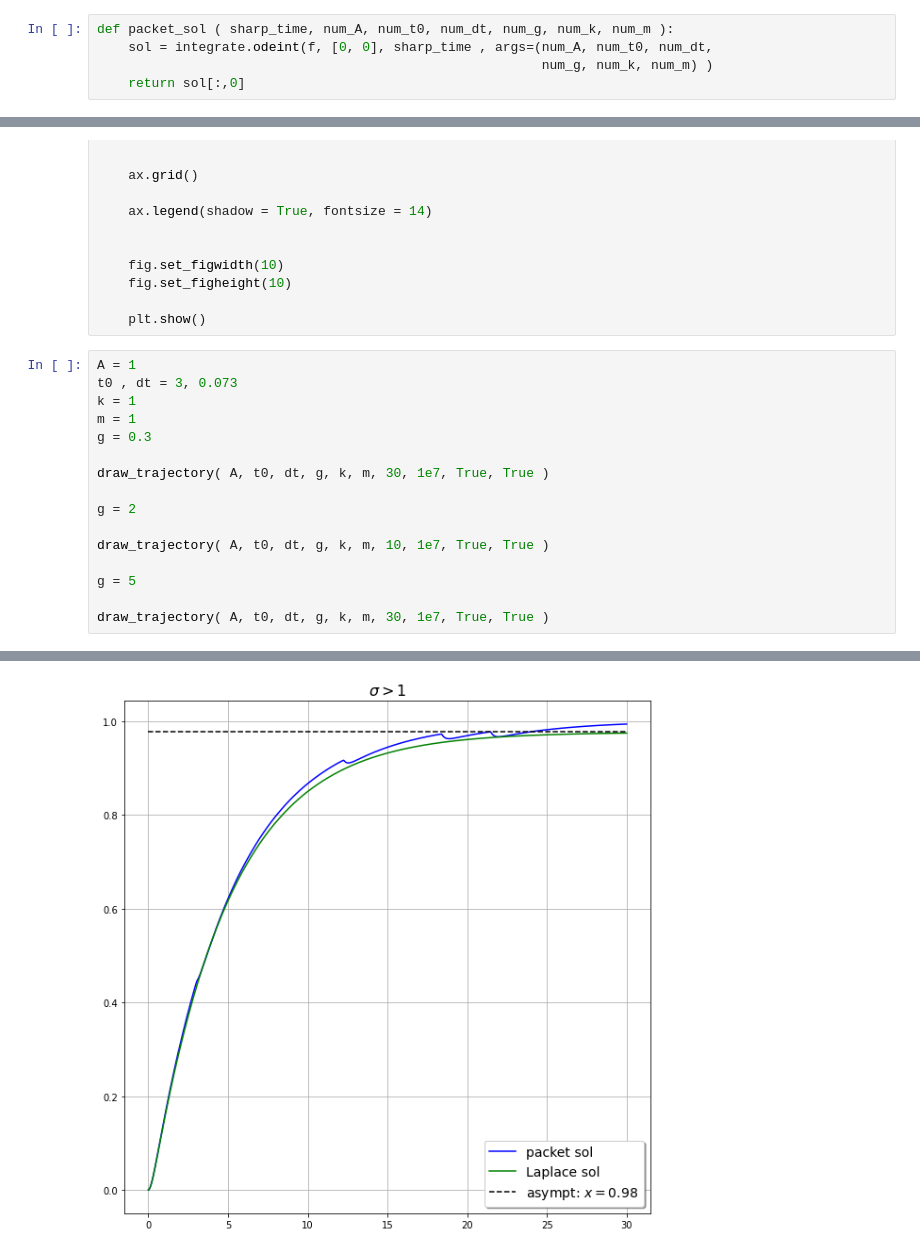
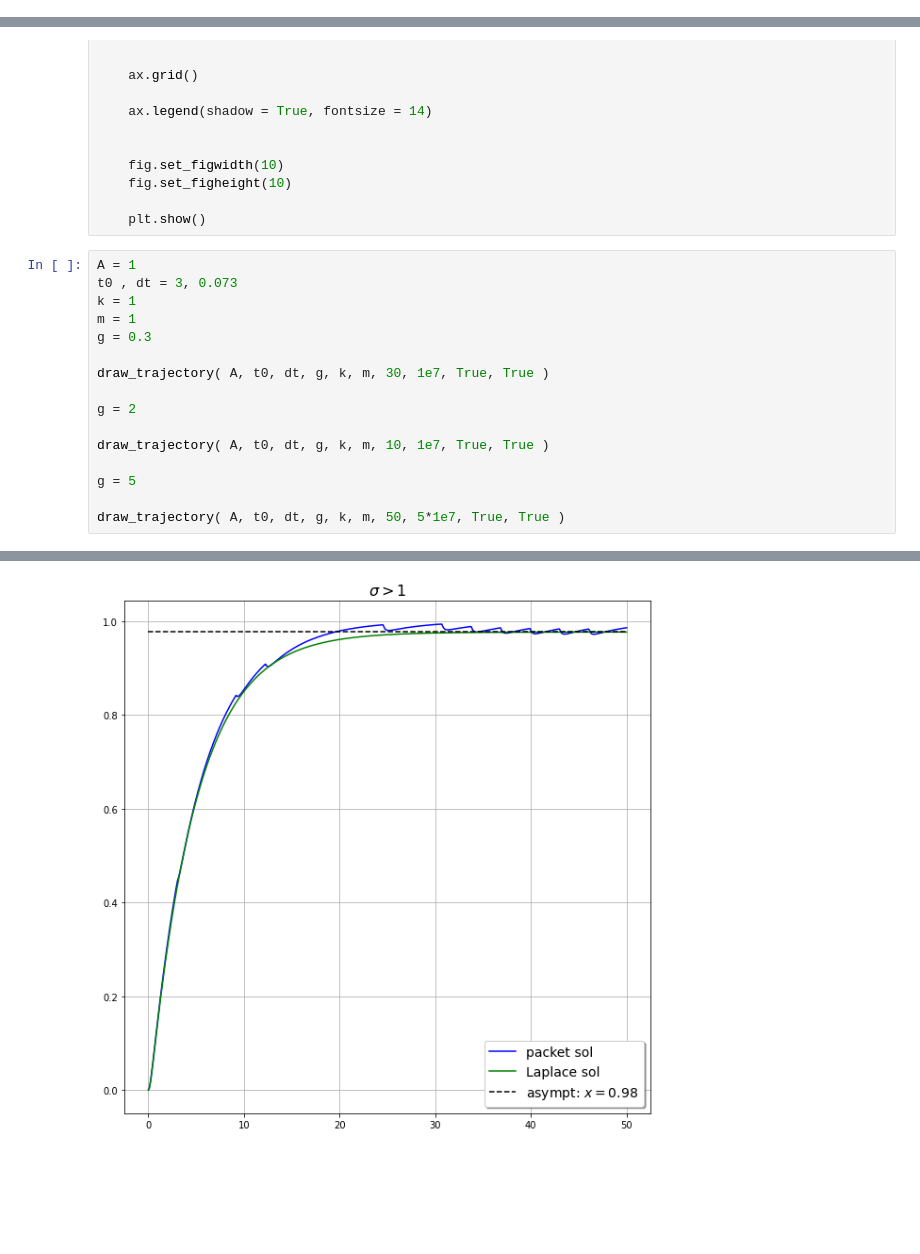
Before and after one commit to Ilya-Lopatin/Oscillator-with-friction.-Laplace-transform.-Runge-Kutta-method, a Jupyter notebook: Laplace_actually.ipynb, the cells around one changed output, grey strips where cells are left out. Saved outputs shown, nothing was run; the diff lists cells and outputs as text; blank space fills up the shorter version.

```diff
--- a/Laplace_actually.ipynb
+++ b/Laplace_actually.ipynb
@@ -137,11 +138,6 @@ def get_value_Laplace ( num_t, A, t0, dt, m, k, g ) :
          res = g_neg.subs( [ ( r, num_r ), ( xi, num_xi ), ( T, num_T ) ,
                             (om , num_om ), (t, num_t)  ] )
     return tildeA * res.evalf()
-# %%
-def packet_sol ( sharp_time, num_A, num_t0, num_dt, num_g, num_k, num_m ):
-    sol = integrate.odeint(f, [0, 0], sharp_time , args=(num_A, num_t0, num_dt,
-                                                         num_g, num_k, num_m) )
-    return sol[:,0]
 # %%
 def get_asympt ( A, k, dt, t0 ) :
     return A / ( k * ( 1 + dt / t0 ) )
@@ -197,20 +193,20 @@ def draw_trajectory( A, t0, dt, g, k, m, T_max, n_node, flag_num, flag_th ) :
 # %%
 A = 1
 t0 , dt = 3, 0.073
 k = 1
 m = 1
 g = 0.3
 
 draw_trajectory( A, t0, dt, g, k, m, 30, 1e7, True, True )
 
 g = 2
 
 draw_trajectory( A, t0, dt, g, k, m, 10, 1e7, True, True )
 
 g = 5
 
-draw_trajectory( A, t0, dt, g, k, m, 30, 1e7, True, True )
+draw_trajectory( A, t0, dt, g, k, m, 50, 5*1e7, True, True )
 # %% [output]
 [figure]
 [figure]
-[figure, old version]
+[figure, new version]
```
Also changed, not shown: parts of 2 cells of this notebook.
